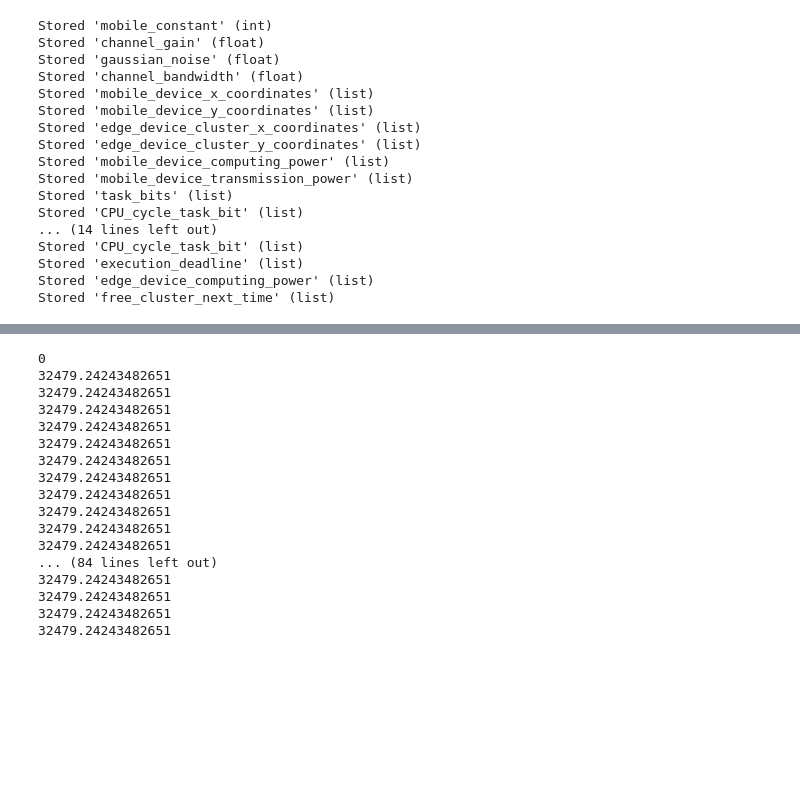
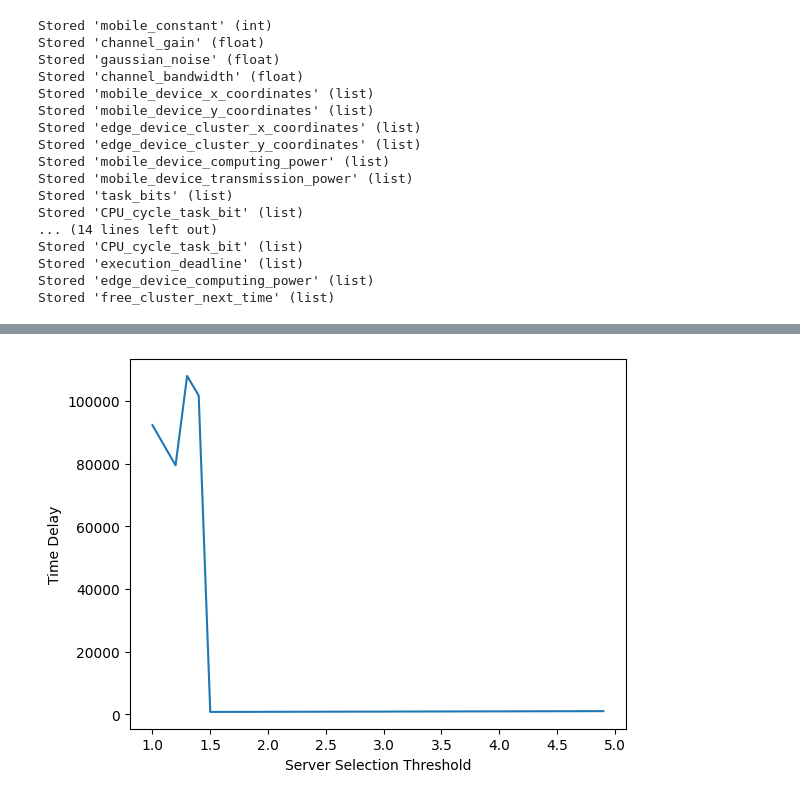
Before and after one commit to Zaid944/Task_Offloading, a Jupyter notebook: run.ipynb, the cells around one changed output, grey strips where cells are left out. Cells and saved outputs as stored; diff of their text form; code cells hidden in the pictures; blank space fills up the shorter version.

Commit message:
graph time

```diff
--- a/run.ipynb
+++ b/run.ipynb
@@ -21,3 +21,17 @@ Stored 'CPU_cycle_task_bit' (list)
 Stored 'execution_deadline' (list)
 Stored 'edge_device_computing_power' (list)
 Stored 'free_cluster_next_time' (list)
+# %%
+time = []
+# %%
+arr = np.arange(1,5,0.1)
+# %%
+for i in range(0,len(arr)):
+    # print(arr[i])
+    print(cluster_assigning(0.5,arr[i],10,1))
+    time.append(cluster_assigning(0.5,arr[i],10,1))
+    # for i in range(0,len(free_cluster_next_time)):
+    #     print(free_cluster_next_time[i])
+    # print("end")
+    for i in range(0,len(free_cluster_next_time)):
+        free_cluster_next_time[i] = 0
@@ -23,0 +56,8 @@ Stored 'free_cluster_next_time' (list)
+# %%
+plt.plot(arr, time)
+plt.xlabel("Server Selection Threshold")
+plt.ylabel("Time Delay")
+plt.savefig("graph5.pdf")
+plt.show()
+# %% [output]
+[figure, added]
@@ -24,23 +69,9 @@ Stored 'free_cluster_next_time' (list)
 # %%
 for i in range(0,len(arr)):
-    print(cluster_assigning(0.5,0.5,10,arr[i]))
+    # print(arr[i])
+    time.append(cluster_assigning(arr[i],0.5,10,1))
+    # for i in range(0,len(free_cluster_next_time)):
+    #     print(free_cluster_next_time[i])
+    # print("end")
     for i in range(0,len(free_cluster_next_time)):
         free_cluster_next_time[i] = 0
-# %% [output]
-0
-32479.24243482651
-32479.24243482651
-32479.24243482651
-32479.24243482651
-32479.24243482651
-32479.24243482651
-32479.24243482651
-32479.24243482651
-32479.24243482651
-32479.24243482651
-32479.24243482651
-... (84 lines left out)
-32479.24243482651
-32479.24243482651
-32479.24243482651
-32479.24243482651
```
Also changed, not shown: parts of 7 cells of this notebook, 4 other files.
